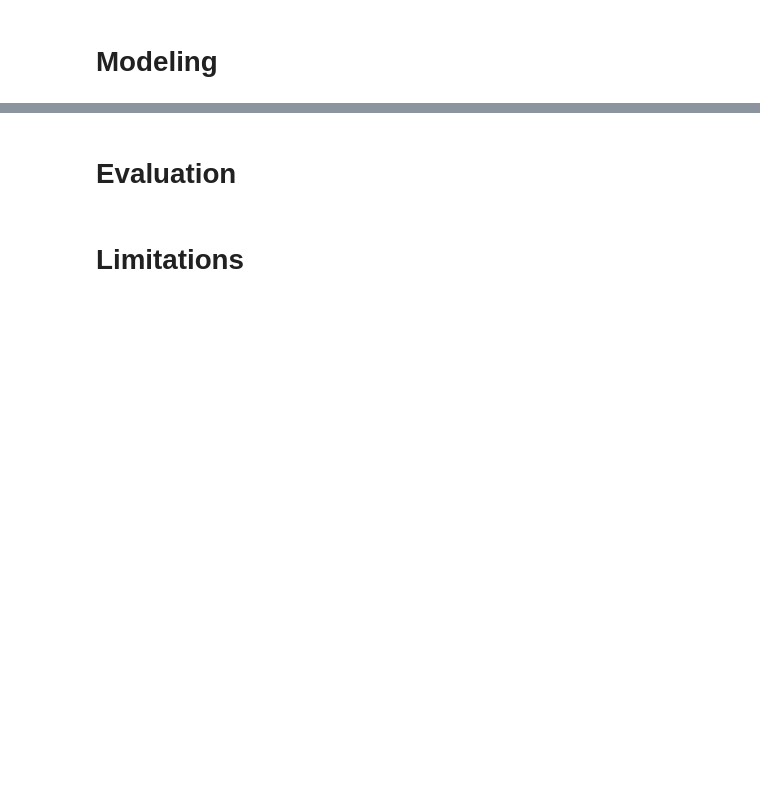
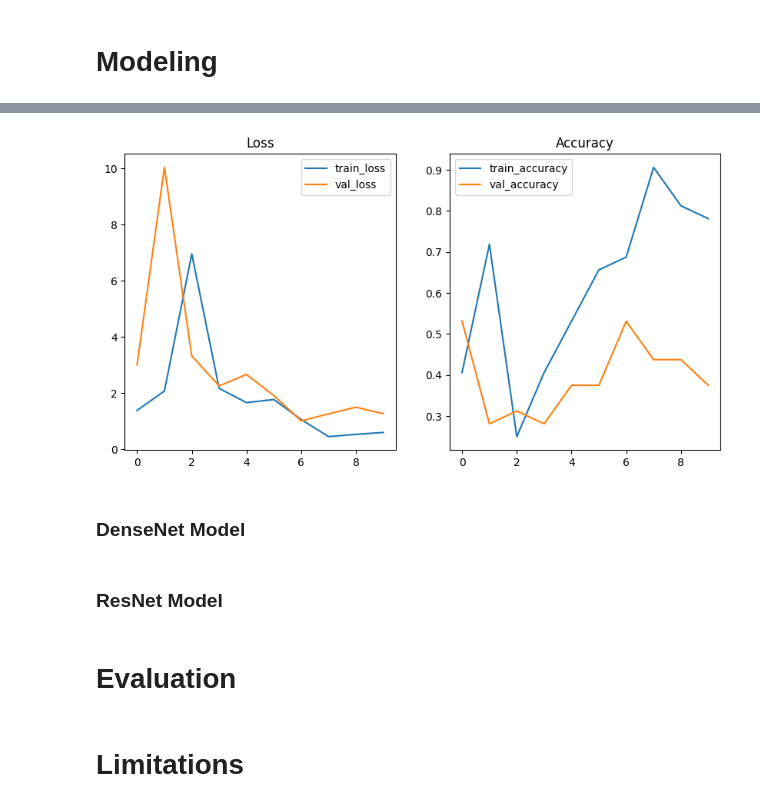
Before and after one commit to JohnNun/brain_tumor_identification, a Jupyter notebook: Notebook.ipynb, the cells around one changed output, grey strips where cells are left out. Drawn from its saved outputs; the diff is of its cells as text; code cells hidden in the pictures; blank space fills up the shorter version.

Commit message:
add base cnn model in modeling section

```diff
--- a/Notebook.ipynb
+++ b/Notebook.ipynb
@@ -151,0 +190,21 @@ array_to_img(train_images[2])
+# %%
+cnn_model = Sequential()
+# %%
+cnn_model.add(layers.Input(shape=(256, 256, 3)))
+cnn_model.add(layers.Conv2D(32, kernel_size=(3, 3), activation='relu'))
+cnn_model.add(layers.MaxPooling2D())
+
+cnn_model.add(layers.Conv2D(64, kernel_size=(3, 3), activation='relu'))
+cnn_model.add(layers.MaxPooling2D())
+
+cnn_model.add(layers.Flatten())
+cnn_model.add(layers.Dense(64, activation='relu'))
+cnn_model.add(layers.Dense(4, activation='softmax'))
+# %%
+cnn_model.compile(optimizer='adam',
+                  loss='categorical_crossentropy',
+                  metrics=['accuracy'])
+# %%
+cnn_results = cnn_model.fit(train_images, train_labels,
+                            epochs=10,
+                            validation_data=(val_images, val_labels))
@@ -152,3 +232,11 @@ array_to_img(train_images[2])
+# %%
+plot_results([cnn_results])
+# %% [output]
+[figure, added]
+# %% [markdown]
+### DenseNet Model
+# %% [markdown]
+### ResNet Model
 # %% [markdown]
 # Evaluation
 # %% [markdown]
```
Also changed, not shown: parts of 8 cells of this notebook.
